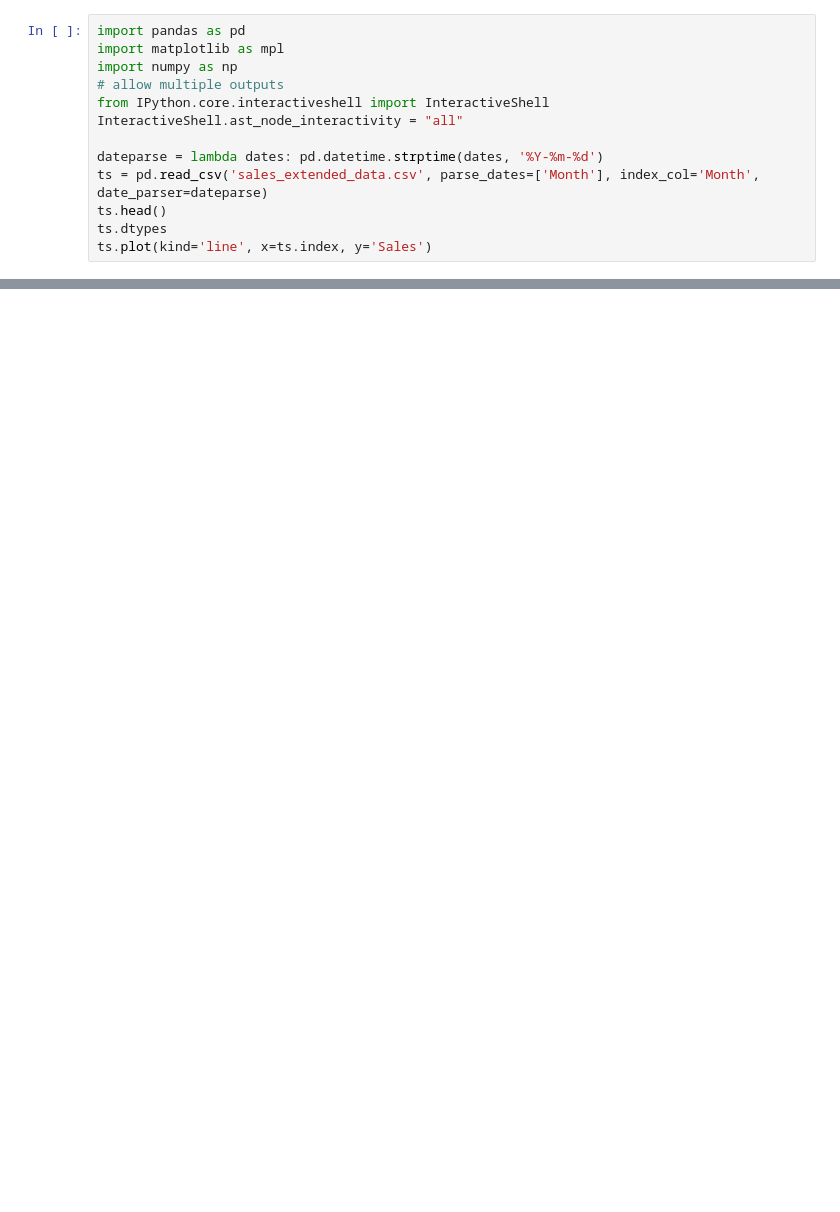
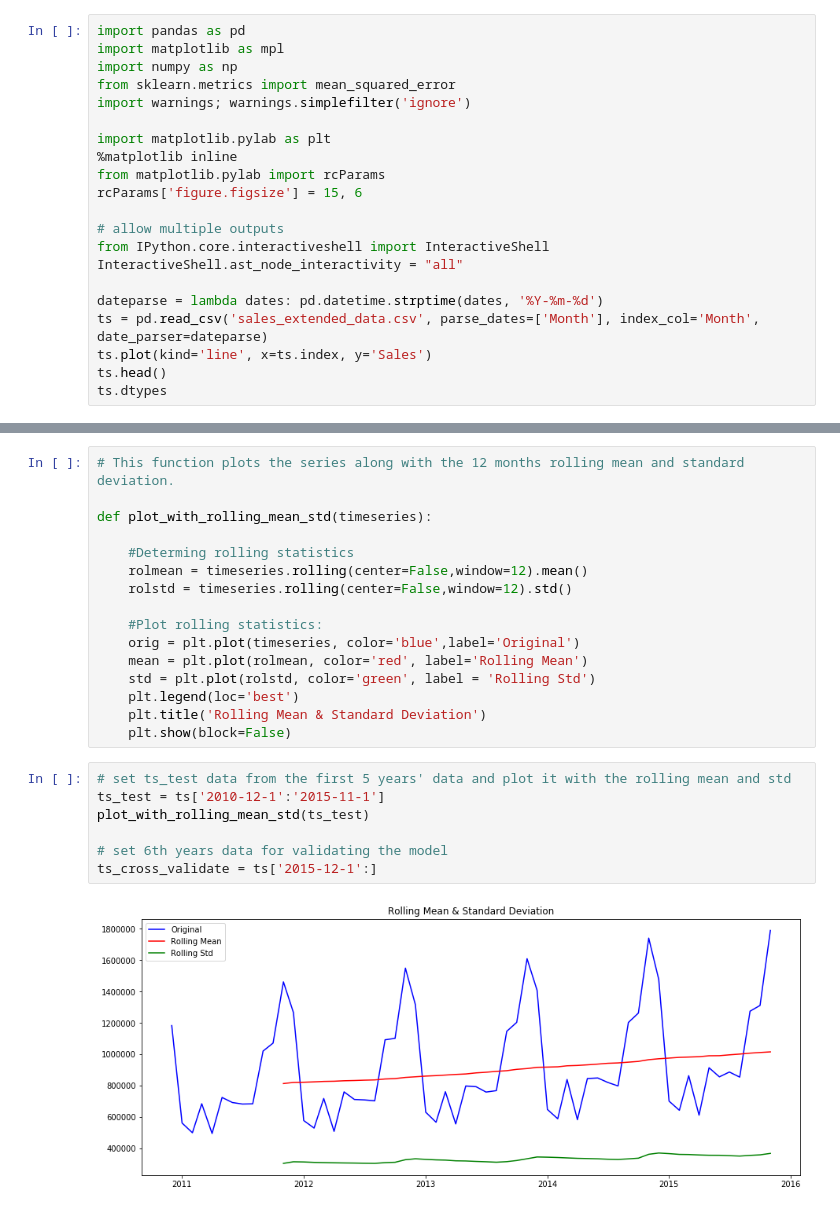
Before and after one commit to sagopalm/ukretail, a Jupyter notebook: UK_Retail_TimeSeries.ipynb, the cells around one changed output, grey strips where cells are left out. Drawn from its saved outputs; the diff is of its cells as text; blank space fills up the shorter version.

Commit message:
complete the time series modeling

```diff
--- a/UK_Retail_TimeSeries.ipynb
+++ b/UK_Retail_TimeSeries.ipynb
@@ -14,13 +15,21 @@ In order to perform time series forecast, the orginal dataset has been analyzed
 import pandas as pd
 import matplotlib as mpl
 import numpy as np
+from sklearn.metrics import mean_squared_error
+import warnings; warnings.simplefilter('ignore')
+
+import matplotlib.pylab as plt
+%matplotlib inline
+from matplotlib.pylab import rcParams
+rcParams['figure.figsize'] = 15, 6
+
 # allow multiple outputs
 from IPython.core.interactiveshell import InteractiveShell
 InteractiveShell.ast_node_interactivity = "all"
 
 dateparse = lambda dates: pd.datetime.strptime(dates, '%Y-%m-%d')
 ts = pd.read_csv('sales_extended_data.csv', parse_dates=['Month'], index_col='Month', date_parser=dateparse)
+ts.plot(kind='line', x=ts.index, y='Sales')
 ts.head()
 ts.dtypes
-ts.plot(kind='line', x=ts.index, y='Sales')
 # %% [output]
@@ -37,0 +56,25 @@ dtype: object
+# %%
+# This function plots the series along with the 12 months rolling mean and standard deviation.
+
+def plot_with_rolling_mean_std(timeseries):
+
+    #Determing rolling statistics
+    rolmean = timeseries.rolling(center=False,window=12).mean()
+    rolstd = timeseries.rolling(center=False,window=12).std()
+
+    #Plot rolling statistics:
+    orig = plt.plot(timeseries, color='blue',label='Original')
+    mean = plt.plot(rolmean, color='red', label='Rolling Mean')
+    std = plt.plot(rolstd, color='green', label = 'Rolling Std')
+    plt.legend(loc='best')
+    plt.title('Rolling Mean & Standard Deviation')
+    plt.show(block=False)
+# %%
+# set ts_test data from the first 5 years' data and plot it with the rolling mean and std
+ts_test = ts['2010-12-1':'2015-11-1']
+plot_with_rolling_mean_std(ts_test)
+
+# set 6th years data for validating the model
+ts_cross_validate = ts['2015-12-1':]
+# %% [output]
+[figure, added]
```
Also changed, not shown: parts of 26 cells of this notebook, 2 other files.
